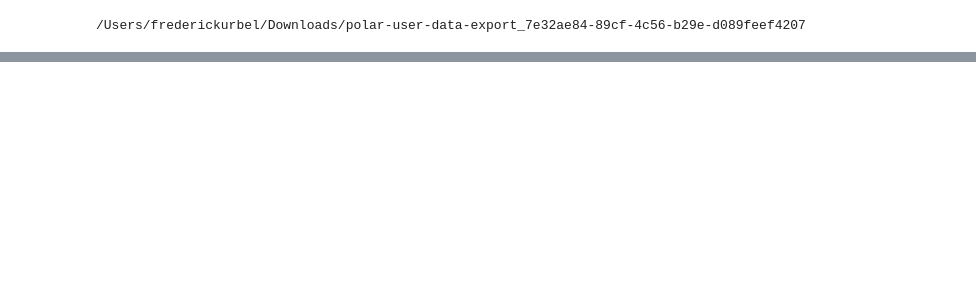
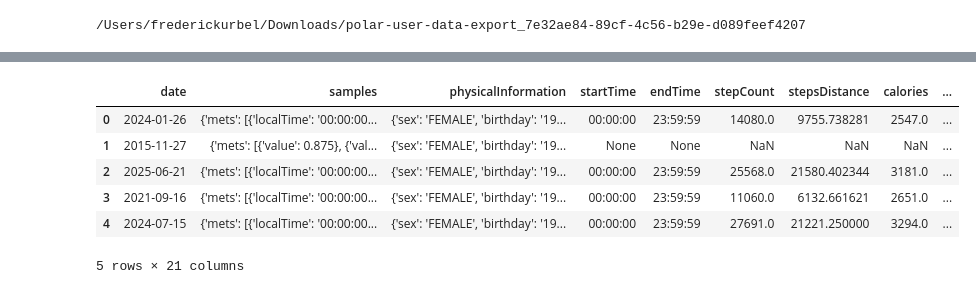
Before and after one commit to Fredeys/FHGR_DS_Sport_1, a Jupyter notebook: Extraction.ipynb, the cells around one changed output, grey strips where cells are left out. Cells and saved outputs as stored; diff of their text form; code cells hidden in the pictures; blank space fills up the shorter version.

```diff
--- a/Extraction.ipynb
+++ b/Extraction.ipynb
@@ -77,14 +15,0 @@ Data columns (total 6 columns):
-# %%
-training_files = [f for f in data_dir.glob("*.json") if f.name.startswith("training-session-")]
-print(f"{len(training_files)} Trainings-Dateien gefunden")
-
-training_rows = []
-for file in training_files:
-    with open(file, "r", encoding="utf-8") as f:
-        data = json.load(f)
-    date_str = file.name.split("-")[2]  # training-session-2017-07-23-...
-    training_rows.append({"filename": file.name, "date": date_str, **data})
-
-df_training = pd.DataFrame(training_rows)
-df_training["date"] = pd.to_datetime(df_training["date"], errors="coerce")
-print(df_training.head(3))
@@ -239,0 +207,11 @@ NameError: name 'daily_hr' is not defined
+# %%
+df_activity = df_activity.drop('summary', axis=1)
+df_activity.head()
+# %% [output]
+|  | date | samples | physicalInformation | startTime | endTime | stepCount | stepsDistance | calories | ... |
+| 0 | 2024-01-26 | {'mets': [{'localTime': '00:00:00... | {'sex': 'FEMALE', 'birthday': '19... | 00:00:00 | 23:59:59 | 14080.0 | 9755.738281 | 2547.0 | ... |
+| 1 | 2015-11-27 | {'mets': [{'value': 0.875}, {'val... | {'sex': 'FEMALE', 'birthday': '19... | None | None | NaN | NaN | NaN | ... |
+| 2 | 2025-06-21 | {'mets': [{'localTime': '00:00:00... | {'sex': 'FEMALE', 'birthday': '19... | 00:00:00 | 23:59:59 | 25568.0 | 21580.402344 | 3181.0 | ... |
+| 3 | 2021-09-16 | {'mets': [{'localTime': '00:00:00... | {'sex': 'FEMALE', 'birthday': '19... | 00:00:00 | 23:59:59 | 11060.0 | 6132.661621 | 2651.0 | ... |
+| 4 | 2024-07-15 | {'mets': [{'localTime': '00:00:00... | {'sex': 'FEMALE', 'birthday': '19... | 00:00:00 | 23:59:59 | 27691.0 | 21221.250000 | 3294.0 | ... |
+5 rows × 21 columns
```
Also changed, not shown: parts of 48 cells of this notebook.
